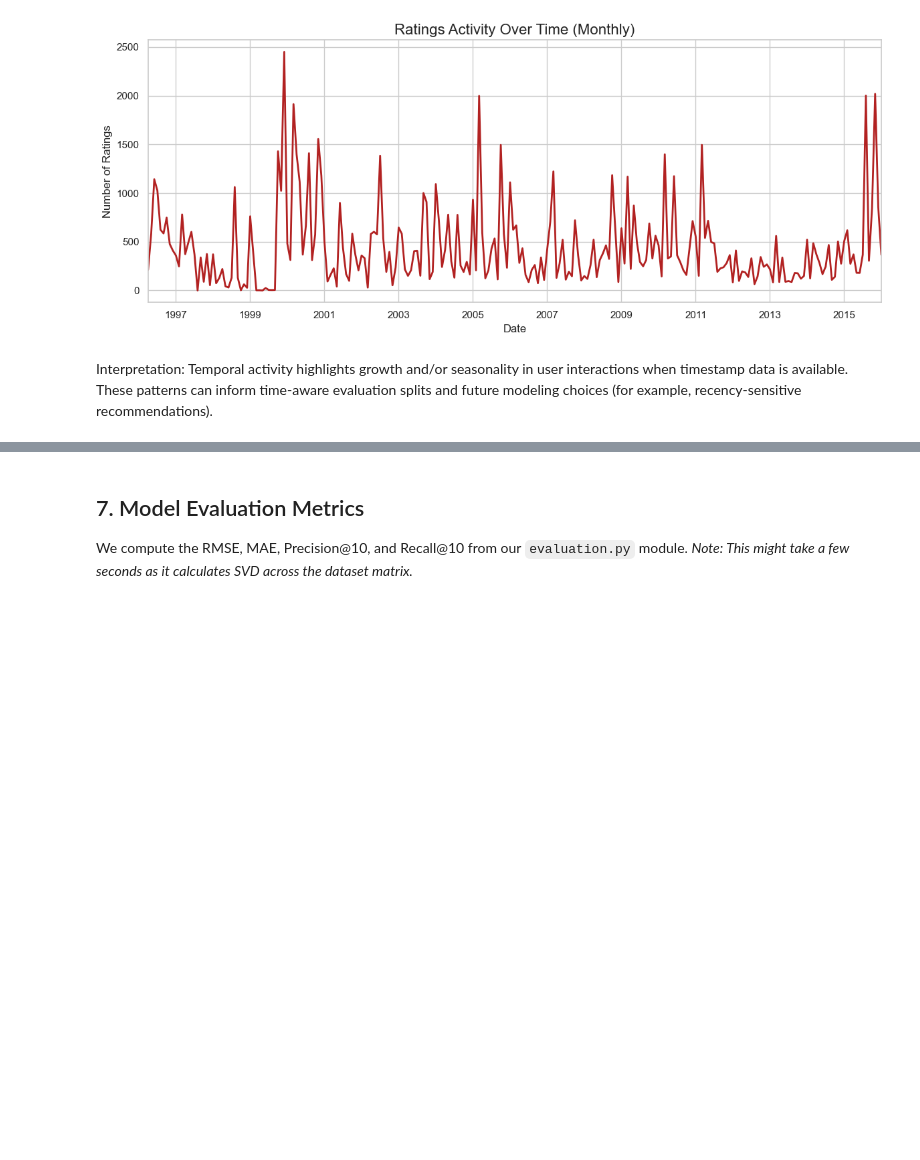
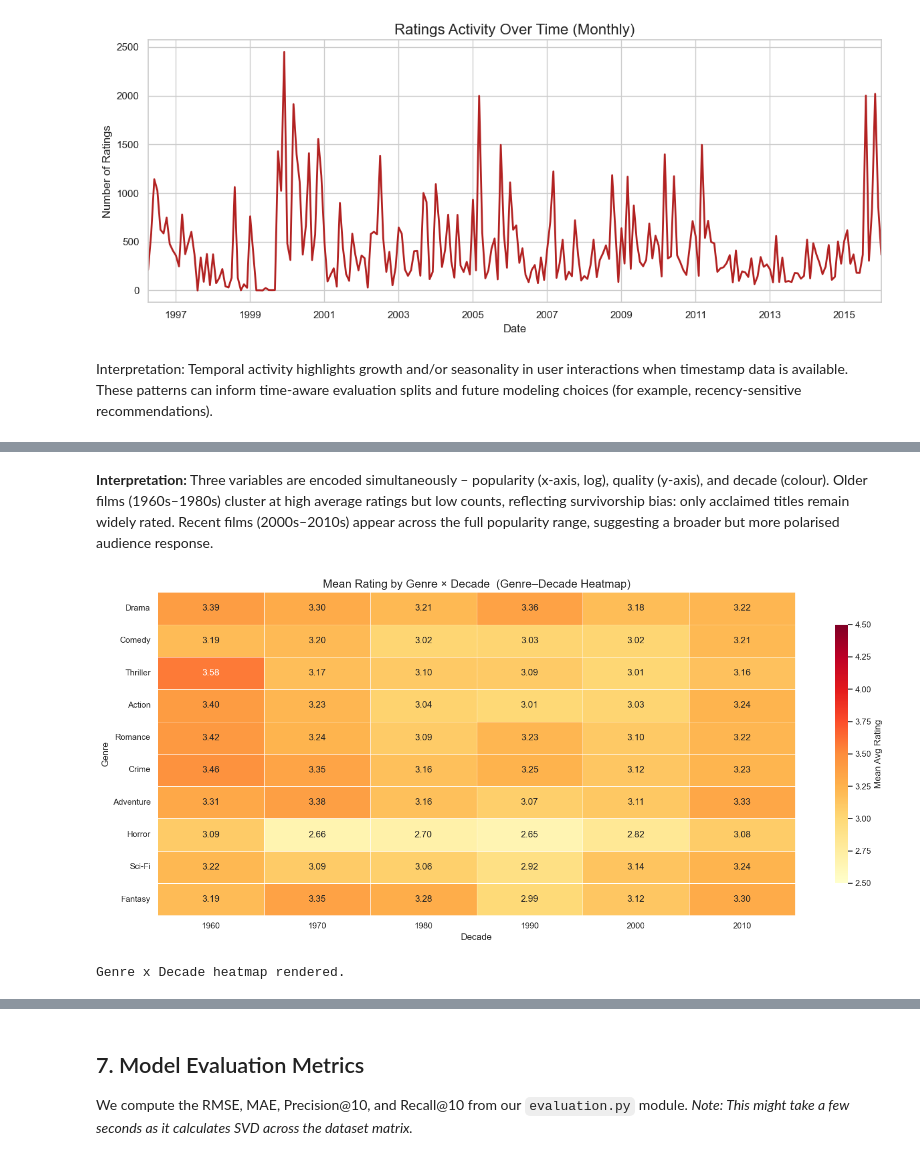
Before and after one commit to Prostorm19/movie-app, a Jupyter notebook: backend/results_analysis.ipynb, the cells around one changed output, grey strips where cells are left out. Saved outputs shown, nothing was run; the diff lists cells and outputs as text; code cells hidden in the pictures; blank space fills up the shorter version.

```diff
--- a/backend/results_analysis.ipynb
+++ b/backend/results_analysis.ipynb
@@ -285,0 +334,62 @@ Interpretation: Temporal activity highlights growth and/or seasonality in user i
+# %% [markdown]
+**Interpretation:** Three variables are encoded simultaneously – popularity (x-axis, log), quality (y-axis), and decade (colour). Older films (1960s–1980s) cluster at high average ratings but low counts, reflecting survivorship bias: only acclaimed titles remain widely rated. Recent films (2000s–2010s) appear across the full popularity range, suggesting a broader but more polarised audience response.
+# %%
+# ── Multivariate Heatmap: Mean Rating per Genre × Decade ──
+
+# Explode genres so each movie appears once per genre
+hm_df = movies_enriched.dropna(subset=['avg_rating', 'decade']).copy()
+hm_df['decade'] = hm_df['decade'].astype(int)
+hm_df['genre_list'] = hm_df['genres'].str.split('|')
+hm_df = hm_df.explode('genre_list')
+hm_df = hm_df[hm_df['genre_list'] != '(no genres listed)']
+
+# Limit to decades >= 1960 for readability
+hm_df = hm_df[hm_df['decade'] >= 1960]
+
+# Top 10 genres by movie count
+top_genres = (
+    hm_df.groupby('genre_list')['movieId']
+    .count()
+    .nlargest(10)
+    .index
+)
+hm_df = hm_df[hm_df['genre_list'].isin(top_genres)]
+
+# Pivot: rows = genre, columns = decade, values = mean avg_rating
+pivot = (
+    hm_df.groupby(['genre_list', 'decade'])['avg_rating']
+    .mean()
+    .unstack()
+)
+pivot = pivot.reindex(index=top_genres)   # keep consistent row order
+
+# Count matrix (for annotation context)
+count_pivot = (
+    hm_df.groupby(['genre_list', 'decade'])['movieId']
+    .count()
+    .unstack()
+    .reindex(index=top_genres)
+)
+
+plt.figure(figsize=(16, 7))
+ax = sns.heatmap(
+    pivot,
+    annot=True,
+    fmt='.2f',
+    cmap='YlOrRd',
+    linewidths=0.4,
+    linecolor='white',
+    vmin=2.5,
+    vmax=4.5,
+    cbar_kws={'label': 'Mean Avg Rating', 'shrink': 0.8},
+)
+ax.set_title('Mean Rating by Genre × Decade  (Genre–Decade Heatmap)', fontsize=15)
+ax.set_xlabel('Decade', fontsize=12)
+ax.set_ylabel('Genre', fontsize=12)
+
+plt.tight_layout()
+plt.show()
+print('Genre x Decade heatmap rendered.')
+# %% [output]
+[figure, added]
+Genre x Decade heatmap rendered.
```
Also changed, not shown: parts of 5 cells of this notebook, 9 other files.
